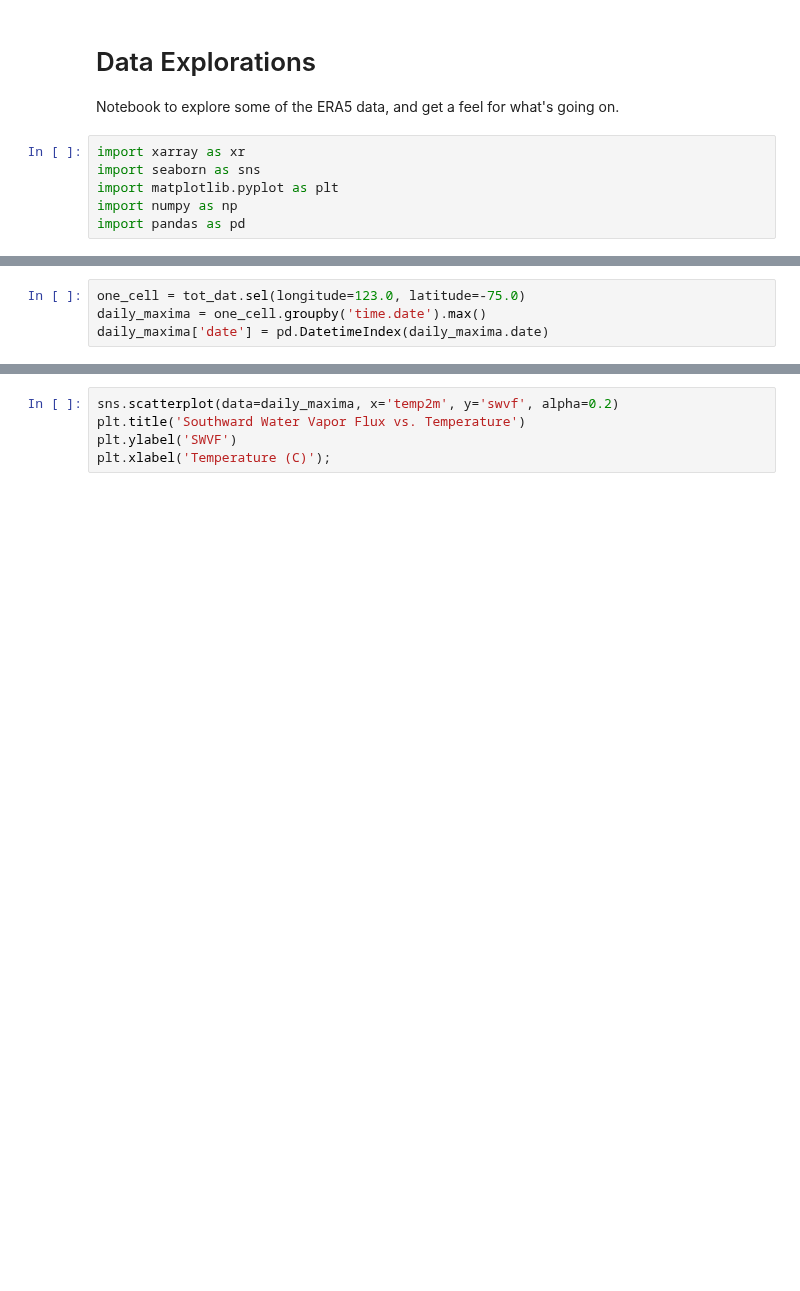
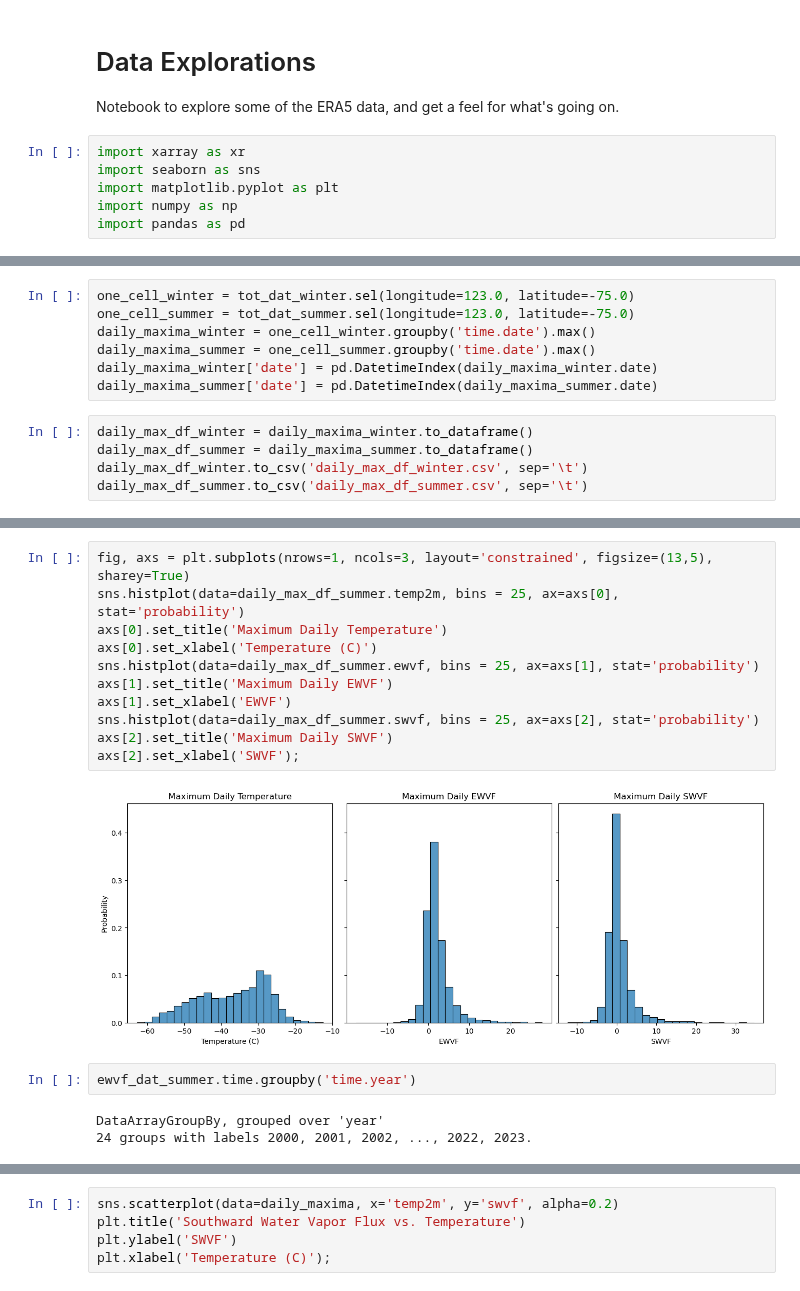
Before and after one commit to jbbutler/extreme_antarctic_ARs, a Jupyter notebook: notebooks/data_explorations.ipynb, the cells around one changed output, grey strips where cells are left out. Drawn from its saved outputs; the diff is of its cells as text; blank space fills up the shorter version.

```diff
--- a/notebooks/data_explorations.ipynb
+++ b/notebooks/data_explorations.ipynb
@@ -21,6 +49,14 @@ tot_dat = tot_dat.rename_vars({'nwvf':'swvf'})
 # %%
-one_cell = tot_dat.sel(longitude=123.0, latitude=-75.0)
-daily_maxima = one_cell.groupby('time.date').max()
-daily_maxima['date'] = pd.DatetimeIndex(daily_maxima.date)
+one_cell_winter = tot_dat_winter.sel(longitude=123.0, latitude=-75.0)
+one_cell_summer = tot_dat_summer.sel(longitude=123.0, latitude=-75.0)
+daily_maxima_winter = one_cell_winter.groupby('time.date').max()
+daily_maxima_summer = one_cell_summer.groupby('time.date').max()
+daily_maxima_winter['date'] = pd.DatetimeIndex(daily_maxima_winter.date)
+daily_maxima_summer['date'] = pd.DatetimeIndex(daily_maxima_summer.date)
+# %%
+daily_max_df_winter = daily_maxima_winter.to_dataframe()
+daily_max_df_summer = daily_maxima_summer.to_dataframe()
+daily_max_df_winter.to_csv('daily_max_df_winter.csv', sep='\t')
+daily_max_df_summer.to_csv('daily_max_df_summer.csv', sep='\t')
 # %%
 fig, axs = plt.subplots(nrows=1, ncols=3, layout='constrained', figsize=(13,5), sharey=True)
@@ -35,3 +71,21 @@ axs[2].set_title('Maximum Daily SWVF')
 axs[2].set_xlabel('SWVF');
 # %% [output]
 [figure]
+# %%
+fig, axs = plt.subplots(nrows=1, ncols=3, layout='constrained', figsize=(13,5), sharey=True)
+sns.histplot(data=daily_max_df_summer.temp2m, bins = 25, ax=axs[0], stat='probability')
+axs[0].set_title('Maximum Daily Temperature')
+axs[0].set_xlabel('Temperature (C)')
+sns.histplot(data=daily_max_df_summer.ewvf, bins = 25, ax=axs[1], stat='probability')
+axs[1].set_title('Maximum Daily EWVF')
+axs[1].set_xlabel('EWVF')
+sns.histplot(data=daily_max_df_summer.swvf, bins = 25, ax=axs[2], stat='probability')
+axs[2].set_title('Maximum Daily SWVF')
+axs[2].set_xlabel('SWVF');
+# %% [output]
+[figure, added]
+# %%
+ewvf_dat_summer.time.groupby('time.year')
+# %% [output]
+DataArrayGroupBy, grouped over 'year'
+24 groups with labels 2000, 2001, 2002, ..., 2022, 2023.
```
Also changed, not shown: parts of 7 cells of this notebook, 4 other files.
